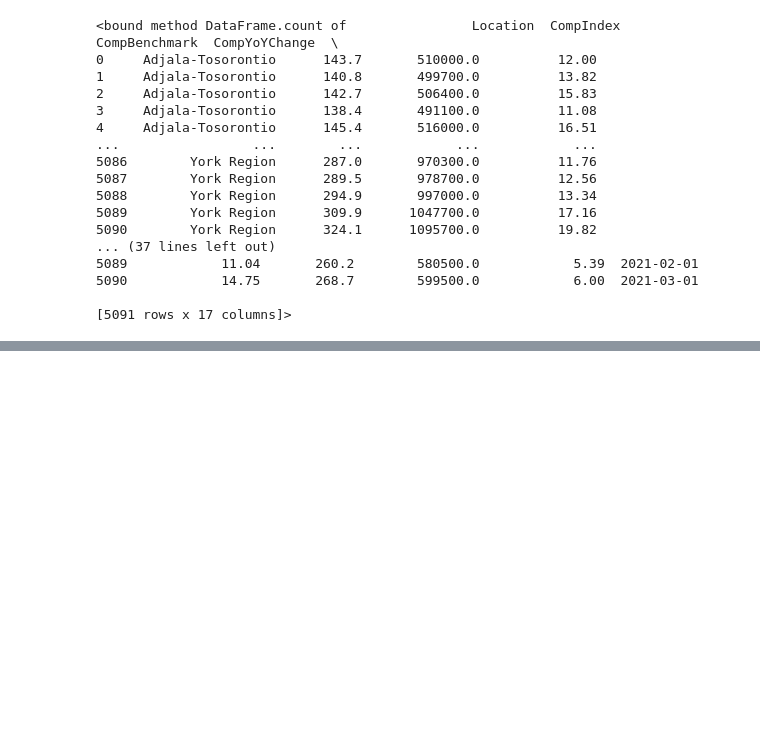
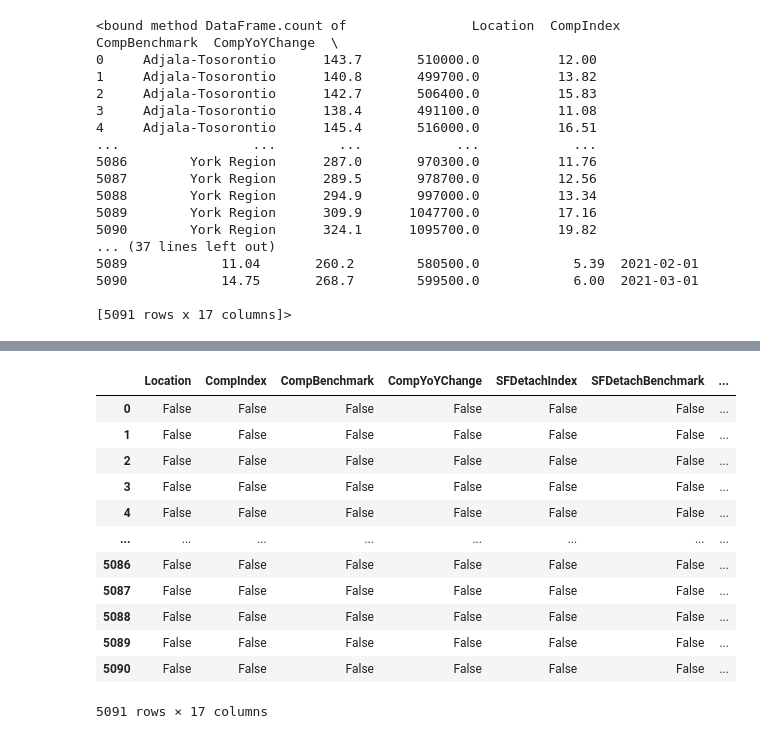
Before and after one commit to ycolagelo/Ontario-Housing-Project, a Jupyter notebook: Kaggle MLS Data.ipynb, the cells around one changed output, grey strips where cells are left out. Drawn from its saved outputs; the diff is of its cells as text; code cells hidden in the pictures; blank space fills up the shorter version.

```diff
--- a/Kaggle MLS Data.ipynb
+++ b/Kaggle MLS Data.ipynb
@@ -45,0 +109,16 @@ mls_data_df.count
+# %%
+mls_data_df.isnull()
+# %% [output]
+|  | Location | CompIndex | CompBenchmark | CompYoYChange | SFDetachIndex | SFDetachBenchmark | ... |
+| 0 | False | False | False | False | False | False | ... |
+| 1 | False | False | False | False | False | False | ... |
+| 2 | False | False | False | False | False | False | ... |
+| 3 | False | False | False | False | False | False | ... |
+| 4 | False | False | False | False | False | False | ... |
+| ... | ... | ... | ... | ... | ... | ... | ... |
+| 5086 | False | False | False | False | False | False | ... |
+| 5087 | False | False | False | False | False | False | ... |
+| 5088 | False | False | False | False | False | False | ... |
+| 5089 | False | False | False | False | False | False | ... |
+| 5090 | False | False | False | False | False | False | ... |
+5091 rows × 17 columns
```
Also changed, not shown: parts of 19 cells of this notebook.
